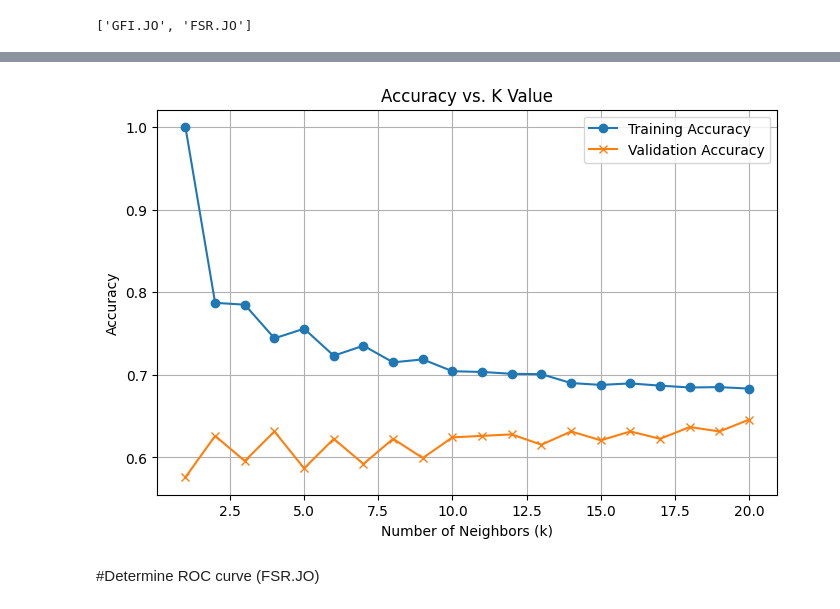
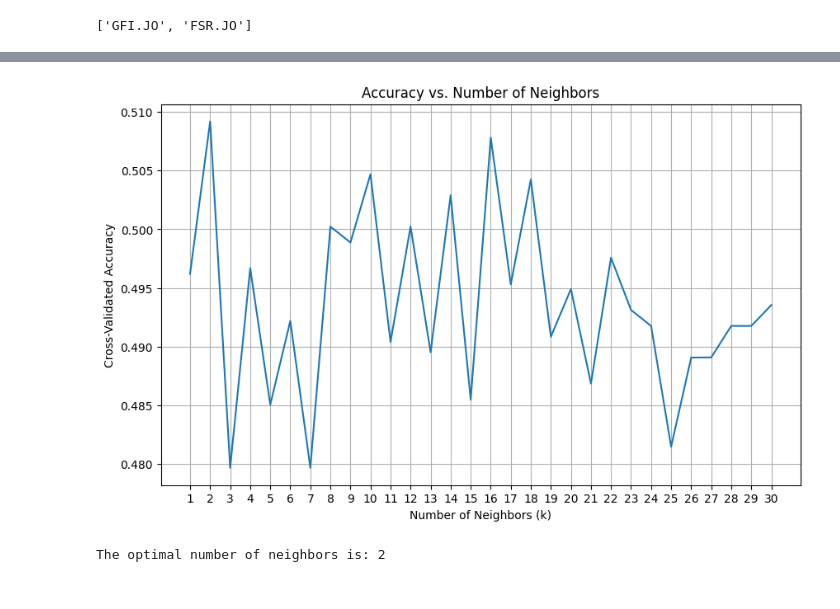
Before and after one commit to Deleon57/EDAR-Data, a Jupyter notebook: KNN.ipynb, the cells around one changed output, grey strips where cells are left out. Saved outputs shown, nothing was run; the diff lists cells and outputs as text; code cells hidden in the pictures.

```diff
--- a/KNN.ipynb
+++ b/KNN.ipynb
@@ -176,0 +53,8 @@ Model is likely **Overfitting**: Training accuracy is high, but validation accur
+# %%
+gfi_close = Close['GFI.JO']
+
+gfi_close = pd.DataFrame(gfi_close)
+gfi_close['Target'] = (gfi_close['GFI.JO'].shift(-1) > gfi_close['GFI.JO']).astype(int)
+gfi_close.dropna(inplace=True)
+
+display(gfi_close.head())
@@ -176,0 +69,8 @@ Model is likely **Overfitting**: Training accuracy is high, but validation accur
+# %%
+X = gfi_close[['GFI.JO']]
+y = gfi_close['Target']
+
+X_train, X_test, y_train, y_test = train_test_split(X, y, test_size=0.2, random_state=42)
+
+print("Training set shape:", X_train.shape, y_train.shape)
+print("Testing set shape:", X_test.shape, y_test.shape)
@@ -176,0 +90,3 @@ Model is likely **Overfitting**: Training accuracy is high, but validation accur
+# %%
+knn = KNeighborsClassifier(n_neighbors=2) # ADJUST NEEAREST NEIGHBOURS HERE
+knn.fit(X_train_scaled, y_train)
@@ -177,25 +116,27 @@ Model is likely **Overfitting**: Training accuracy is high, but validation accur
 # %%
-k_range = range(1, 21)
-train_acc = []
-test_acc = []
+from sklearn.model_selection import cross_val_score
+
+k_range = range(1, 31)
+k_scores = []
 
 for k in k_range:
-    model = KNeighborsClassifier(n_neighbors=k)
-    model.fit(X_train, y_train)
-    train_acc.append(model.score(X_train, y_train))
-    test_acc.append(model.score(X_test, y_test))
+    knn = KNeighborsClassifier(n_neighbors=k)
 
+    scores = cross_val_score(knn, X_train_scaled, y_train, cv=10, scoring='accuracy')
+    k_scores.append(scores.mean())
 
-plt.figure(figsize=(8, 5))
-plt.plot(k_range, train_acc, label='Training Accuracy', marker='o')
-plt.plot(k_range, test_acc, label='Validation Accuracy', marker='x')
+plt.figure(figsize=(10, 6))
+plt.plot(k_range, k_scores)
 plt.xlabel('Number of Neighbors (k)')
-plt.ylabel('Accuracy')
-plt.title('Accuracy vs. K Value')
-plt.legend()
+plt.ylabel('Cross-Validated Accuracy')
+plt.title('Accuracy vs. Number of Neighbors')
+plt.xticks(k_range)
 plt.grid(True)
 plt.show()
+
+# Find the optimal k
+optimal_k = k_range[k_scores.index(max(k_scores))]
+print(f"The optimal number of neighbors is: {optimal_k}")
 # %% [output]
-[figure, old version]
+[figure, new version]
+The optimal number of neighbors is: 2
-# %% [markdown]
-#Determine ROC curve (FSR.JO)
```
Also changed, not shown: parts of 17 cells of this notebook.
